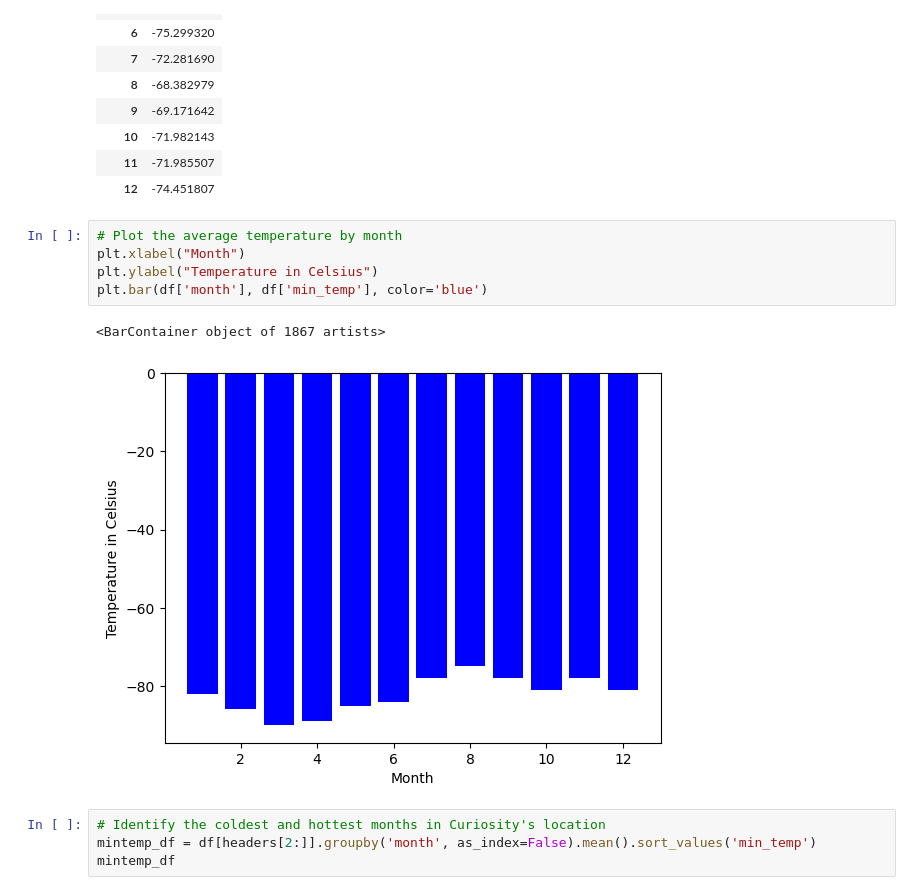
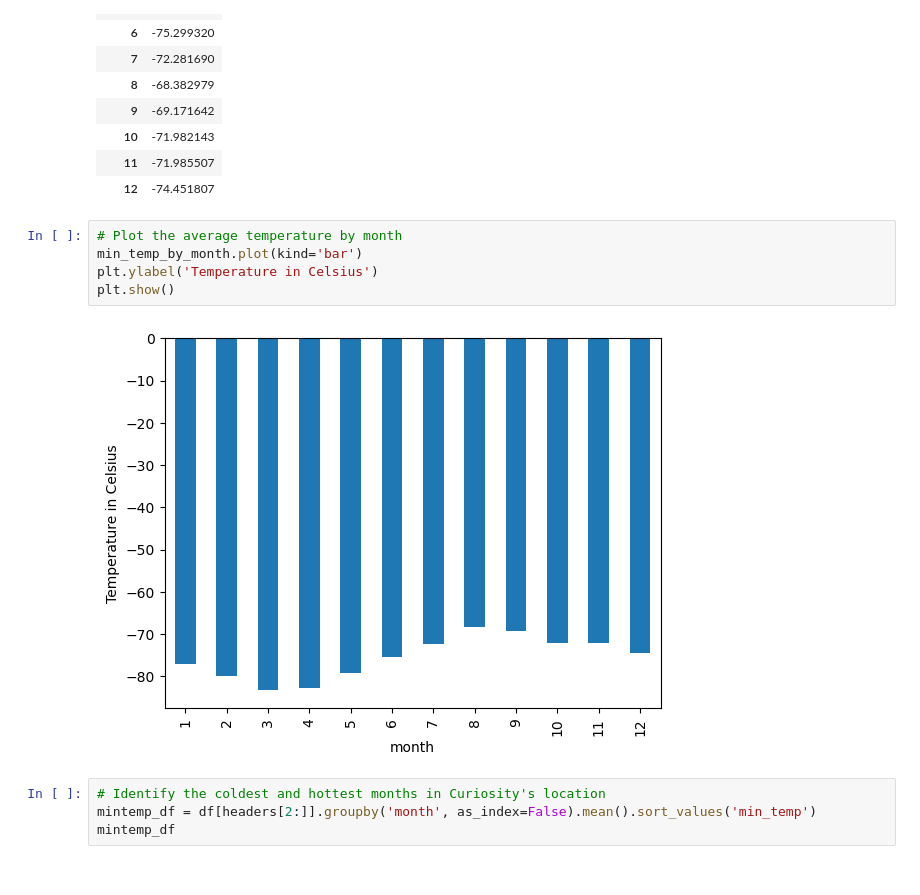
Before and after one commit to imrtech/Mission-to-Mars, a Jupyter notebook: part_2_mars_weather.ipynb, the cells around one changed output. Drawn from its saved outputs; the diff is of its cells as text.

```diff
--- a/part_2_mars_weather.ipynb
+++ b/part_2_mars_weather.ipynb
@@ -226,12 +226,11 @@ min_temp_by_month_df
 | 12 | -74.451807 |
 # %%
 # Plot the average temperature by month
-plt.xlabel("Month")
-plt.ylabel("Temperature in Celsius")
-plt.bar(df['month'], df['min_temp'], color='blue')
+min_temp_by_month.plot(kind='bar')
+plt.ylabel('Temperature in Celsius')
+plt.show()
 # %% [output]
-<BarContainer object of 1867 artists>
-[figure, old version]
+[figure, new version]
 # %%
 # Identify the coldest and hottest months in Curiosity's location
 mintemp_df = df[headers[2:]].groupby('month', as_index=False).mean().sort_values('min_temp')
```
